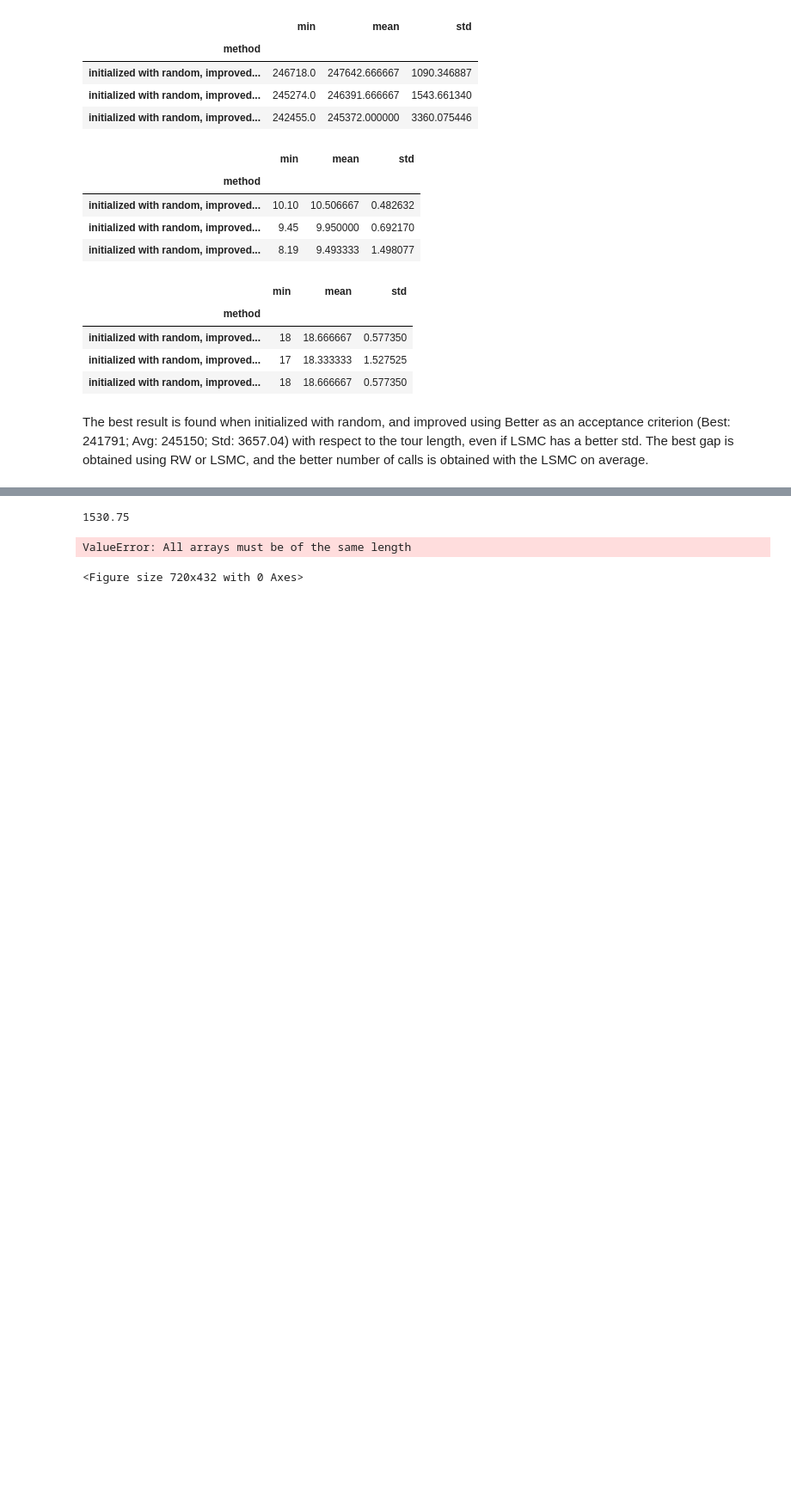
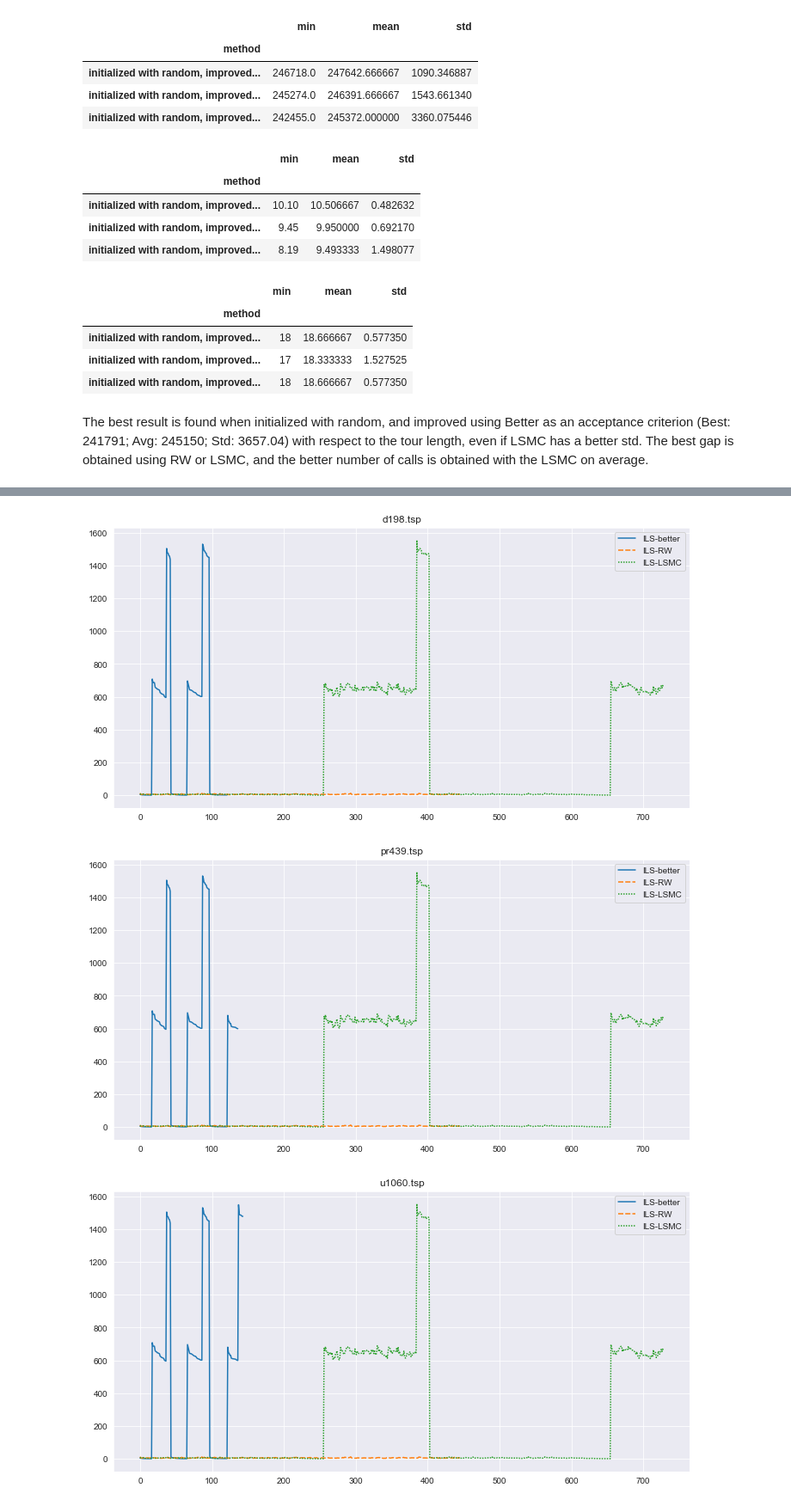
Before and after one commit to SimoneMugnai/AI_USI_MA_Assignments, a Jupyter notebook: Solution-ILS_for_the_TSP.ipynb, the cells around one changed output, grey strips where cells are left out. Shown at 86% size. Saved outputs shown, nothing was run; the diff lists cells and outputs as text; code cells hidden in the pictures; blank space fills up the shorter version.

```diff
--- a/Solution-ILS_for_the_TSP.ipynb
+++ b/Solution-ILS_for_the_TSP.ipynb
@@ -460,18 +464,22 @@ with warnings.catch_warnings():
 # %%
 # Plotting the results of the different improvements for each instance.
-with warnings.catch_warnings():
-  warnings.simplefilter("ignore")
-  for instance in names_instances:
-    fig = plt.figure(figsize=(10,6))
-    for j, improve in enumerate(improvements):
-      data_for_seed_0_idx = results[j * 3][-1]
-      print(max(samples[instance][improve][:data_for_seed_0_idx]))
-      sns.lineplot(x=np.arange(data_for_seed_0_idx), y=samples[instance][improve][:data_for_seed_0_idx])
+DFs_ds = []
+for instance in names_instances:
+  df_ds = []
+  for j, improve in enumerate(improvements):
+    data_for_seed_0_idx = results[j * 3][-1]
+    # print('instance: ', instance, ', improvement: ', improve, ', data: ', data_for_seed_0_idx, ', max: ', max(samples[instance][improve][:data_for_seed_0_idx]))
+    df_ds.append(pd.DataFrame(samples[instance][improve][:data_for_seed_0_idx]))
+  DFs_ds.append(pd.concat(df_ds, ignore_index=True, axis=1))
 
-    fig.legend(labels=improvements)
-    plt.title(instance)
-    plt.show()
+for i, instance in enumerate(names_instances):
+  plt.figure(figsize=(12, 6))
+  sns.lineplot(data=DFs_ds[i])
+
+  plt.legend(labels=improvements)
+  plt.title(instance)
+  plt.show()
 # %% [output]
-1530.75
-ValueError: All arrays must be of the same length
-<Figure size 720x432 with 0 Axes>
+[figure, added]
+[figure, added]
+[figure, added]
```
Also changed, not shown: parts of 1 cell of this notebook.
